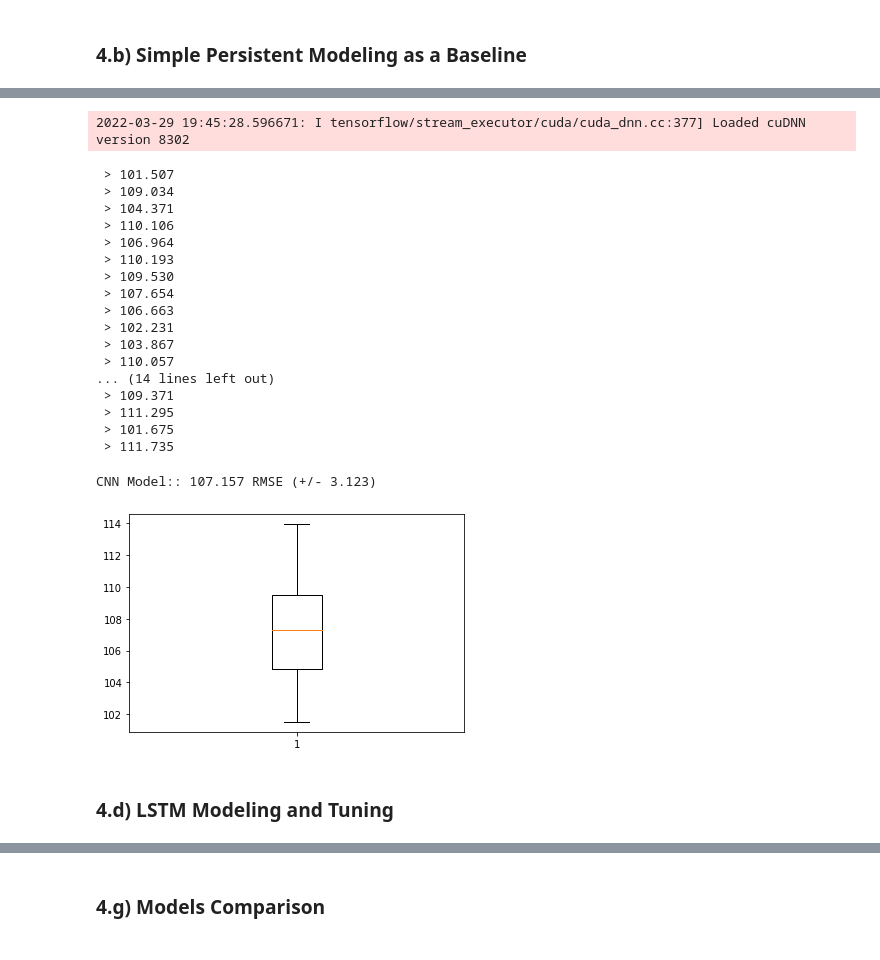
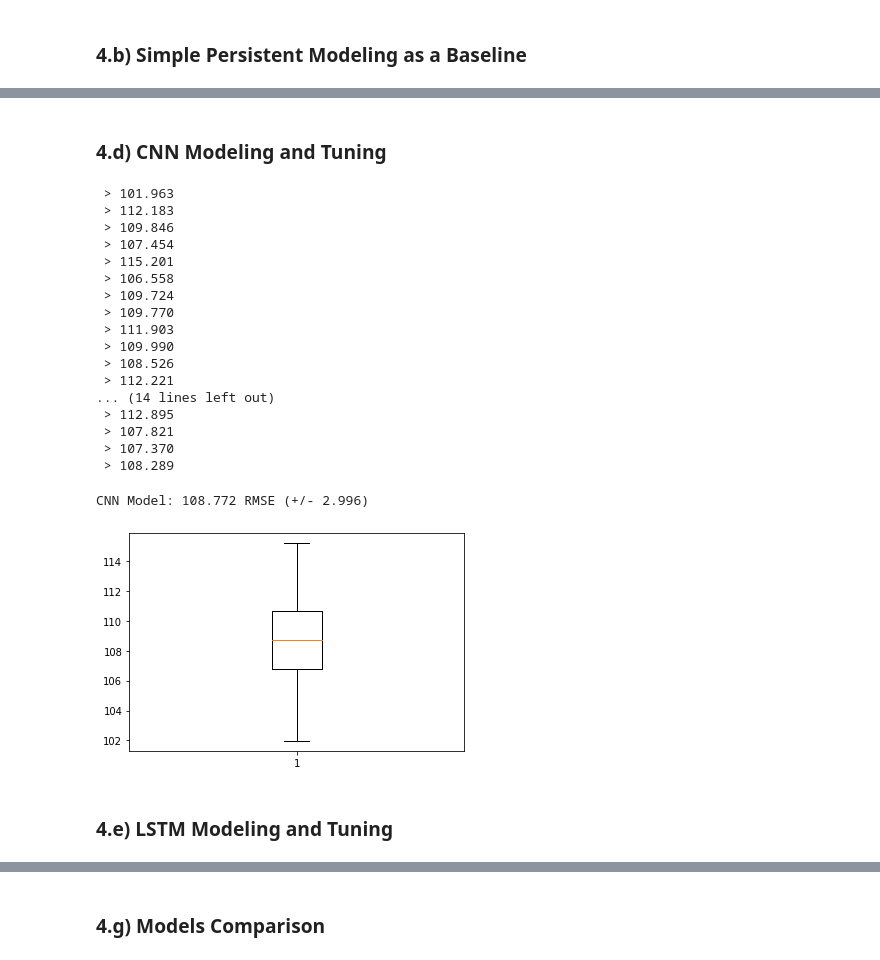
Before and after one commit to daines-analytics/time-series-projects, a Jupyter notebook: py_timeseries_american_river_riverflow/py_timeseries_tensorflow_american_river_riverflow.ipynb, the cells around one changed output, grey strips where cells are left out. Cells and saved outputs as stored; diff of their text form; code cells hidden in the pictures.

```diff
--- a/py_timeseries_american_river_riverflow/py_timeseries_tensorflow_american_river_riverflow.ipynb
+++ b/py_timeseries_american_river_riverflow/py_timeseries_tensorflow_american_river_riverflow.ipynb
@@ -385,3 +426,5 @@ Persistence Model:: 112.477 RMSE (+/- 0.000)
+# %% [markdown]
+### 4.d) CNN Modeling and Tuning
 # %%
 # fit a model
 def model_fit(train, config):
@@ -414,36 +457,35 @@ def model_predict(model, history, config):
     return yhat[0]
 # %%
 # define config
-config = [36, 256, 3, 100, 100]
+config = [36, 256, 3, 100, 72]
 # grid search
 cnn_scores = repeat_evaluate(data, config, n_test)
 # %% [output]
-2022-03-29 19:45:28.596671: I tensorflow/stream_executor/cuda/cuda_dnn.cc:377] Loaded cuDNN version 8302
+ > 101.963
+ > 112.183
+ > 109.846
+ > 107.454
+ > 115.201
+ > 106.558
+ > 109.724
+ > 109.770
+ > 111.903
+ > 109.990
+ > 108.526
+ > 112.221
+... (14 lines left out)
+ > 112.895
+ > 107.821
+ > 107.370
+ > 108.289
- > 101.507
- > 109.034
- > 104.371
- > 110.106
- > 106.964
- > 110.193
- > 109.530
- > 107.654
- > 106.663
- > 102.231
- > 103.867
- > 110.057
-... (14 lines left out)
- > 109.371
- > 111.295
- > 101.675
- > 111.735
 # %%
 # summarize scores
-summarize_scores('CNN Model:', cnn_scores)
+summarize_scores('CNN Model', cnn_scores)
 # %% [output]
-CNN Model:: 107.157 RMSE (+/- 3.123)
+CNN Model: 108.772 RMSE (+/- 2.996)
-[figure, old version]
+[figure, new version]
 # %% [markdown]
-### 4.d) LSTM Modeling and Tuning
+### 4.e) LSTM Modeling and Tuning
 # %%
 # fit a model
 def model_fit(train, config):
```
Also changed, not shown: parts of 22 cells of this notebook, 1 other file.
